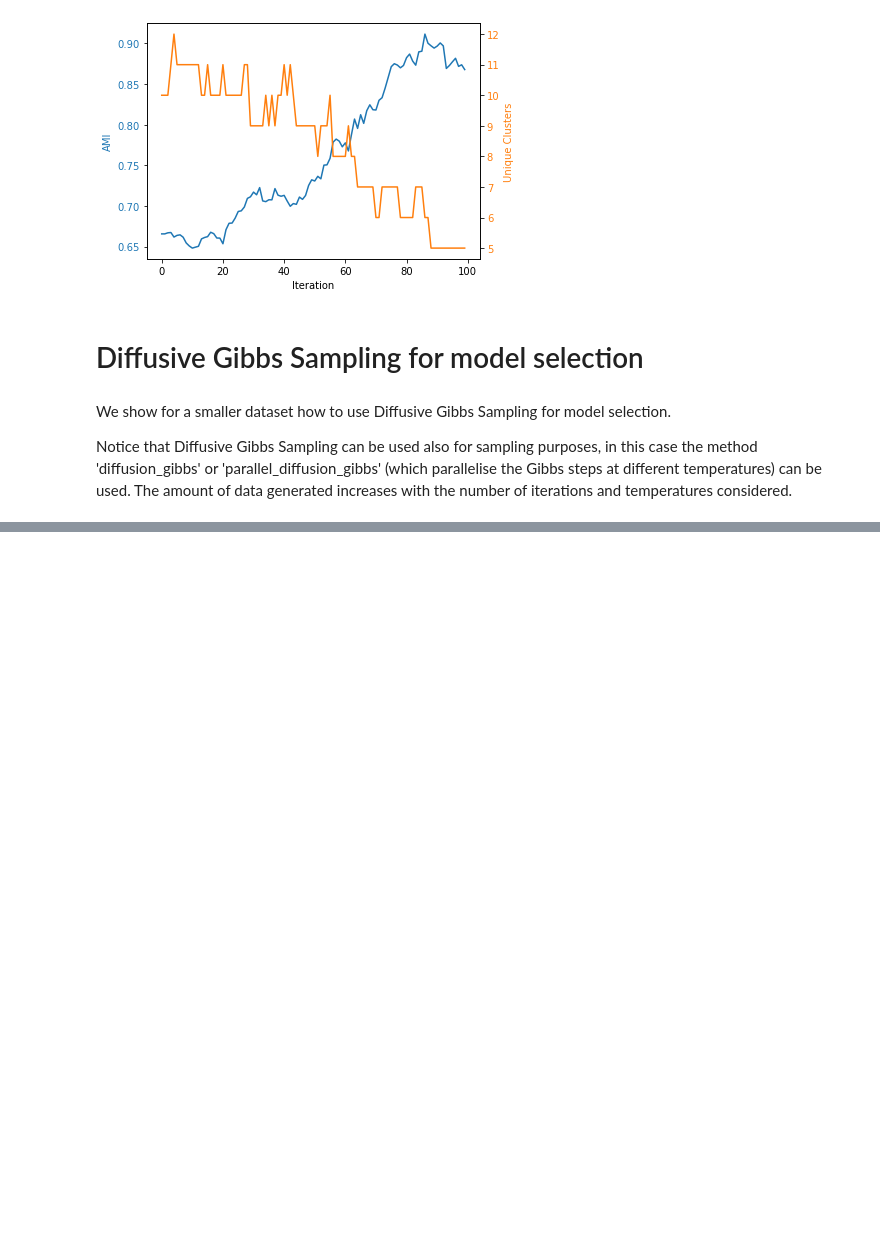
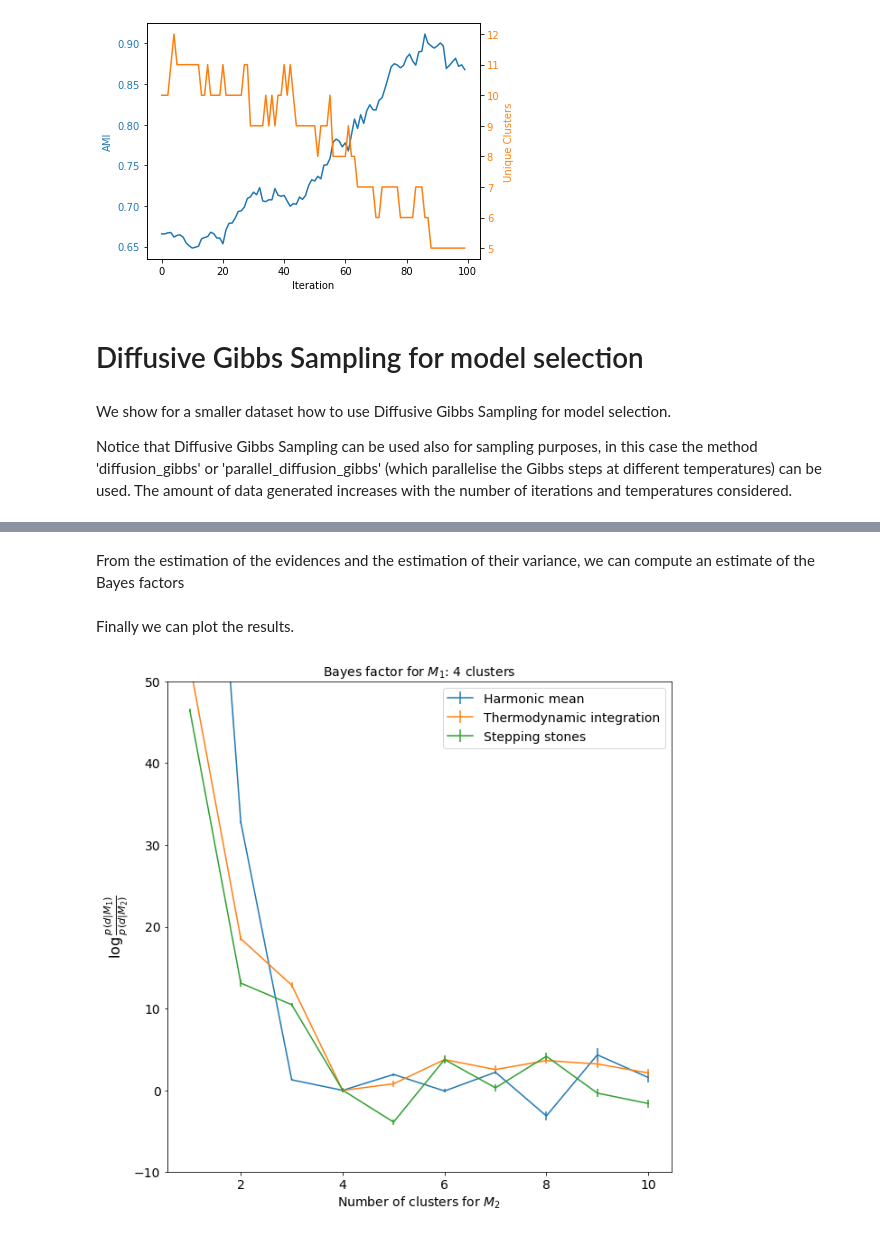
Before and after one commit to Wraithmat/Bayesian-Clustering, a Jupyter notebook: tutorial.ipynb, the cells around one changed output, grey strips where cells are left out. Cells and saved outputs as stored; diff of their text form; code cells hidden in the pictures; blank space fills up the shorter version.

Commit message:
Added Bayes factor and comparison for a smaller dataset

```diff
--- a/tutorial.ipynb
+++ b/tutorial.ipynb
@@ -177,0 +199,45 @@ KeyboardInterrupt:
+# %% [markdown]
+From the estimation of the evidences and the estimation of their variance, we can compute an estimate of the Bayes factors
+# %%
+Bayes_factor=np.zeros((4,10,10)) # 4 methods, 10 models, 10 comparisons (oss: you should consider 1 for elements[:,i,i])
+Bayes_error=np.zeros((4,10,10)) # 4 methods, 10 models, 10 comparisons (oss: you should consider 1 for elements[:,i,i])
+for i in range(10):
+    for j in range(10):
+        b, eb= BF(z_avgs[i], var_z_avgs[i], z_avgs[j], var_z_avgs[j])
+        Bayes_factor[0,i,j]=b
+        Bayes_error[0,i,j]=eb
+        b, eb= harmonic_BF(mp.mpf(str(rho[i])), mp.mpf(str(var_rho[i])), mp.mpf(str(rho[j])), mp.mpf(str(var_rho[j])))
+        Bayes_factor[1,i,j]=b
+        Bayes_error[1,i,j]=eb
+        b, eb= log_BF(log_z_thints[i], var_log_z_thints[i], log_z_thints[j], var_log_z_thints[j])
+        Bayes_factor[2,i,j]=b
+        Bayes_error[2,i,j]=eb
+        b, eb= BF(z_stepping_stones[i], var_z_stepping_stones[i], z_stepping_stones[j], var_z_stepping_stones[j])
+        Bayes_factor[3,i,j]=b
+        Bayes_error[3,i,j]=eb
+# %%
+BF_=Bayes_factor
+BF_err=Bayes_error
+
+vec_exp=np.vectorize(mp.exp)
+
+for i in [0,1,3]:
+    BF_err[i]=vec_exp(-BF_[i]*2)*vec_exp(BF_err[i]) # propagation of error for the logarithm
+# %% [markdown]
+Finally we can plot the results.
+# %%
+labels=['Diffusion Gibbs', 'Harmonic mean', 'Thermodynamic integration', 'Stepping stones']
+j=3
+plt.figure(figsize=(10,10))
+for i in range(1,4):
+    plt.errorbar(np.arange(1,11), BF_[i,j], yerr=BF_err[i,j]**0.5, label=labels[i])
+plt.legend()
+plt.title(r'Bayes factor for '+r'$M_1$: '+'%d'%(j+1)+r' clusters', fontsize=14)
+plt.tick_params(axis='both', which='major', labelsize=14)
+plt.legend(fontsize=14)
+plt.ylabel(r'$\log \frac{p(d|M_1)}{p(d|M_2)}$', fontsize=16)
+plt.xlabel(r'Number of clusters for $M_2$', fontsize=14)
+plt.ylim(-10,50)
+plt.show()
+# %% [output]
+[figure, added]
```
Also changed, not shown: parts of 4 cells of this notebook.
